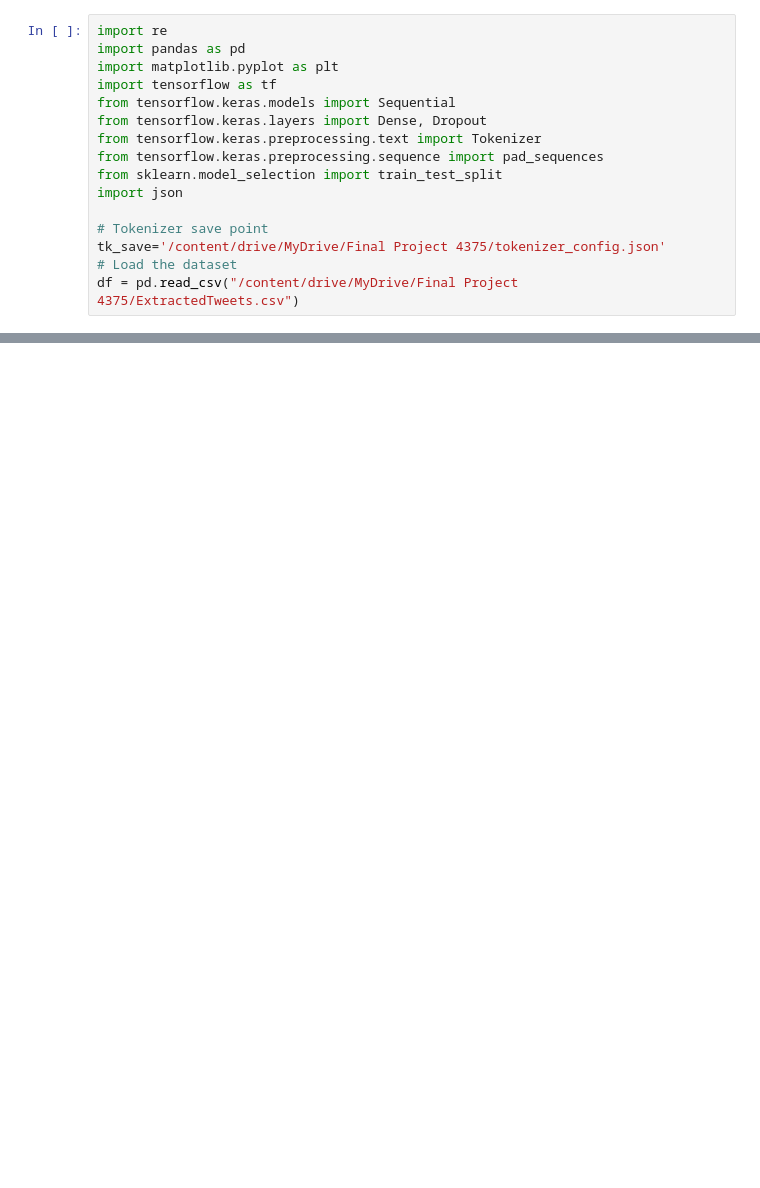
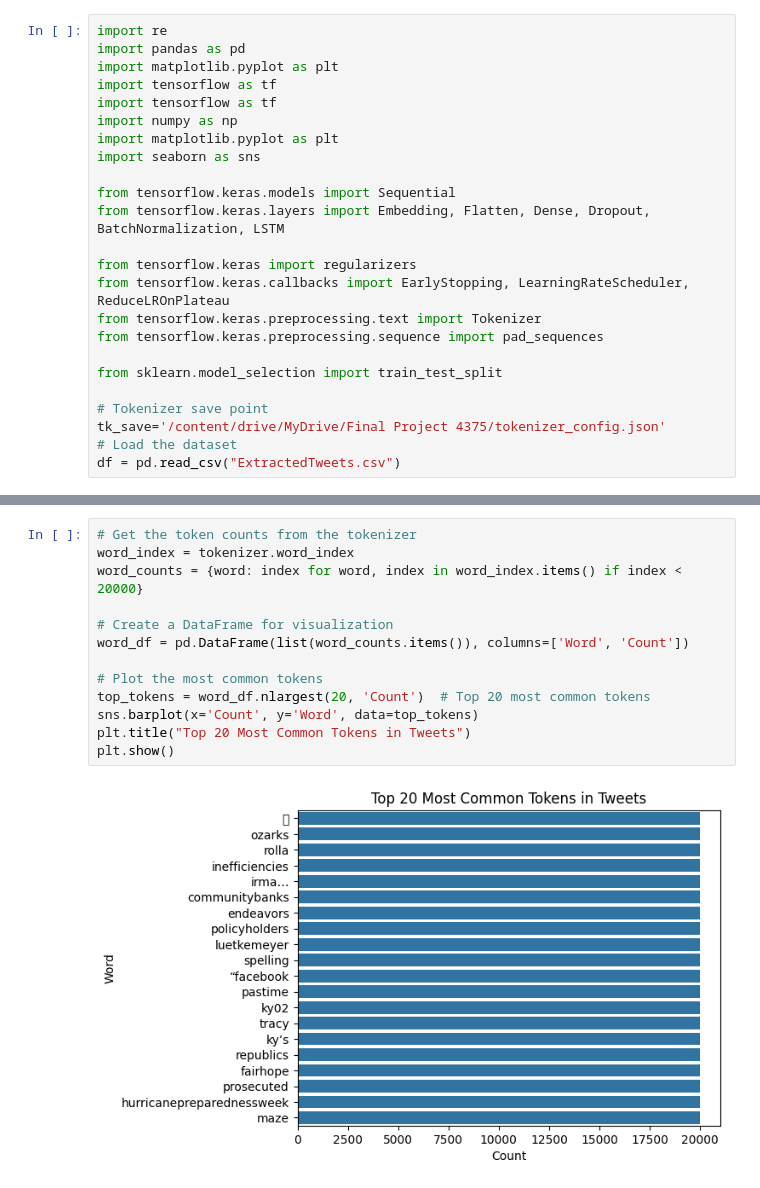
Before and after one commit to aayushpe/Political-Sentiment-Analysis, a Jupyter notebook: Political_Analysis.ipynb, the cells around one changed output, grey strips where cells are left out. Cells and saved outputs as stored; diff of their text form; blank space fills up the shorter version.

```diff
--- a/Political_Analysis.ipynb
+++ b/Political_Analysis.ipynb
@@ -3,14 +3,22 @@ import re
 import pandas as pd
 import matplotlib.pyplot as plt
 import tensorflow as tf
+import tensorflow as tf
+import numpy as np
+import matplotlib.pyplot as plt
+import seaborn as sns
+
 from tensorflow.keras.models import Sequential
-from tensorflow.keras.layers import Dense, Dropout
+from tensorflow.keras.layers import Embedding, Flatten, Dense, Dropout, BatchNormalization, LSTM
+
+from tensorflow.keras import regularizers
+from tensorflow.keras.callbacks import EarlyStopping, LearningRateScheduler, ReduceLROnPlateau
 from tensorflow.keras.preprocessing.text import Tokenizer
 from tensorflow.keras.preprocessing.sequence import pad_sequences
+
 from sklearn.model_selection import train_test_split
-import json
 
 # Tokenizer save point
 tk_save='/content/drive/MyDrive/Final Project 4375/tokenizer_config.json'
 # Load the dataset
-df = pd.read_csv("/content/drive/MyDrive/Final Project 4375/ExtractedTweets.csv")
+df = pd.read_csv("ExtractedTweets.csv")
@@ -85,0 +58,15 @@ GRAPHING
+# %%
+# Get the token counts from the tokenizer
+word_index = tokenizer.word_index
+word_counts = {word: index for word, index in word_index.items() if index < 20000}
+
+# Create a DataFrame for visualization
+word_df = pd.DataFrame(list(word_counts.items()), columns=['Word', 'Count'])
+
+# Plot the most common tokens
+top_tokens = word_df.nlargest(20, 'Count')  # Top 20 most common tokens
+sns.barplot(x='Count', y='Word', data=top_tokens)
+plt.title("Top 20 Most Common Tokens in Tweets")
+plt.show()
+# %% [output]
+[figure, added]
```
Also changed, not shown: parts of 27 cells of this notebook, 4 other files.
